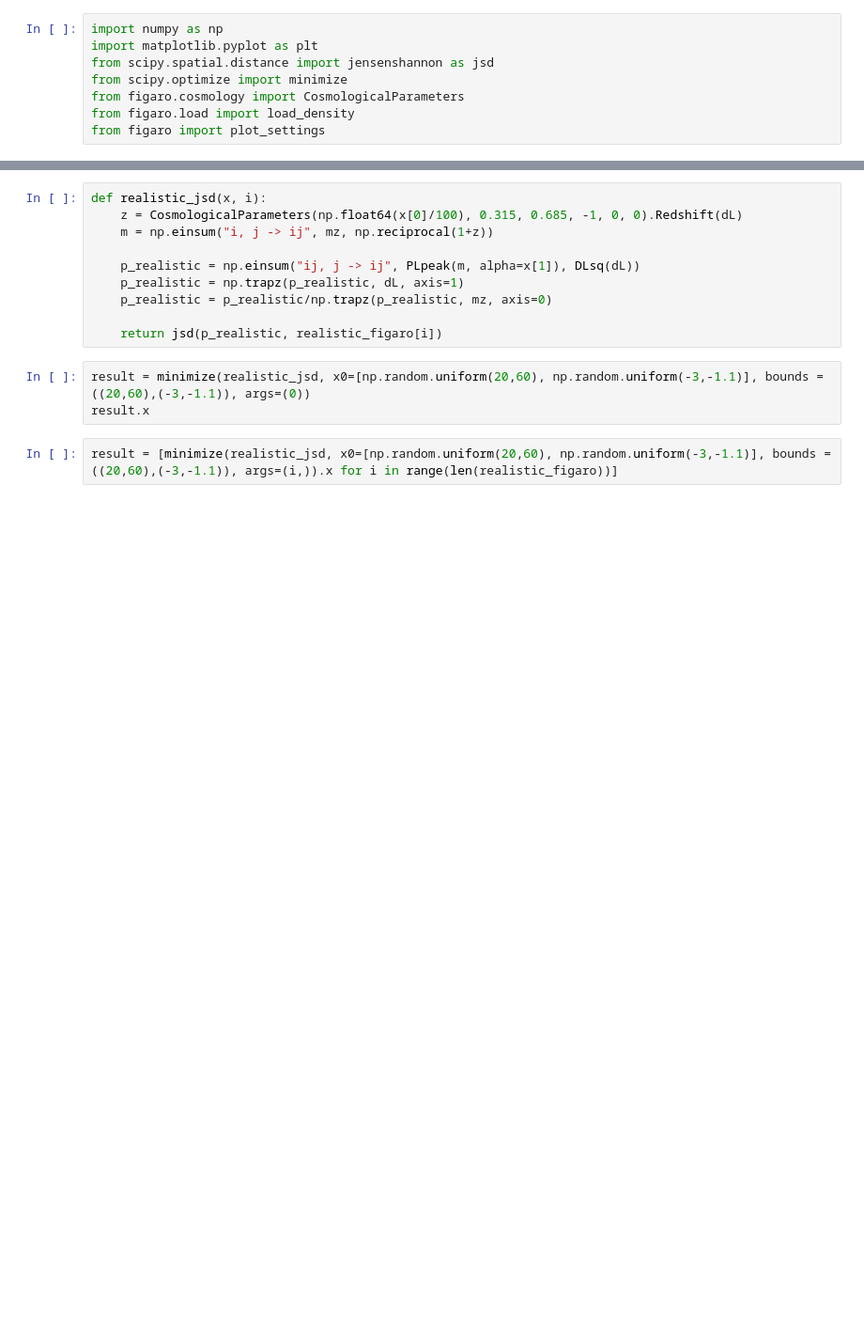
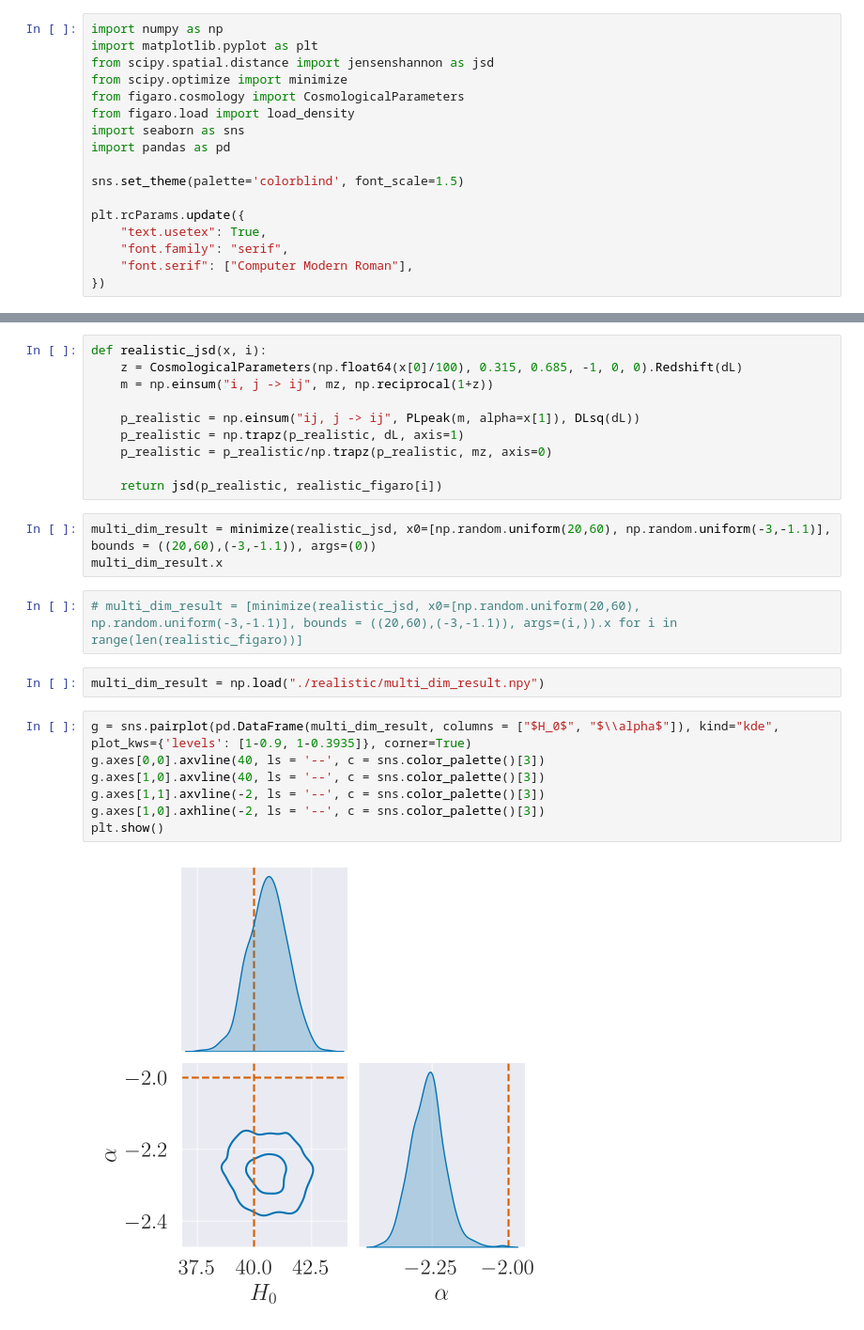
Before and after one commit to thomasckng/population_analysis, a Jupyter notebook: H0_test/inference.ipynb, the cells around one changed output, grey strips where cells are left out. Shown at 94% size. Cells and saved outputs as stored; diff of their text form; blank space fills up the shorter version.

Commit message:
First multi_dim result

```diff
--- a/H0_test/inference.ipynb
+++ b/H0_test/inference.ipynb
@@ -5,7 +8,16 @@ from scipy.spatial.distance import jensenshannon as jsd
 from scipy.optimize import minimize
 from figaro.cosmology import CosmologicalParameters
 from figaro.load import load_density
-from figaro import plot_settings
+import seaborn as sns
+import pandas as pd
+
+sns.set_theme(palette='colorblind', font_scale=1.5)
+
+plt.rcParams.update({
+    "text.usetex": True,
+    "font.family": "serif",
+    "font.serif": ["Computer Modern Roman"],
+})
 # %% [markdown]
 ## Function Definitions
 # %%
@@ -419,7 +431,18 @@ def realistic_jsd(x, i):
 
     return jsd(p_realistic, realistic_figaro[i])
 # %%
-result = minimize(realistic_jsd, x0=[np.random.uniform(20,60), np.random.uniform(-3,-1.1)], bounds = ((20,60),(-3,-1.1)), args=(0))
-result.x
+multi_dim_result = minimize(realistic_jsd, x0=[np.random.uniform(20,60), np.random.uniform(-3,-1.1)], bounds = ((20,60),(-3,-1.1)), args=(0))
+multi_dim_result.x
 # %%
-result = [minimize(realistic_jsd, x0=[np.random.uniform(20,60), np.random.uniform(-3,-1.1)], bounds = ((20,60),(-3,-1.1)), args=(i,)).x for i in range(len(realistic_figaro))]
+# multi_dim_result = [minimize(realistic_jsd, x0=[np.random.uniform(20,60), np.random.uniform(-3,-1.1)], bounds = ((20,60),(-3,-1.1)), args=(i,)).x for i in range(len(realistic_figaro))]
+# %%
+multi_dim_result = np.load("./realistic/multi_dim_result.npy")
+# %%
+g = sns.pairplot(pd.DataFrame(multi_dim_result, columns = ["$H_0$", "$\\alpha$"]), kind="kde", plot_kws={'levels': [1-0.9, 1-0.3935]}, corner=True)
+g.axes[0,0].axvline(40, ls = '--', c = sns.color_palette()[3])
+g.axes[1,0].axvline(40, ls = '--', c = sns.color_palette()[3])
+g.axes[1,1].axvline(-2, ls = '--', c = sns.color_palette()[3])
+g.axes[1,0].axhline(-2, ls = '--', c = sns.color_palette()[3])
+plt.show()
+# %% [output]
+[figure, added]
```
Also changed, not shown: parts of 1 cell of this notebook, 1 other file.
